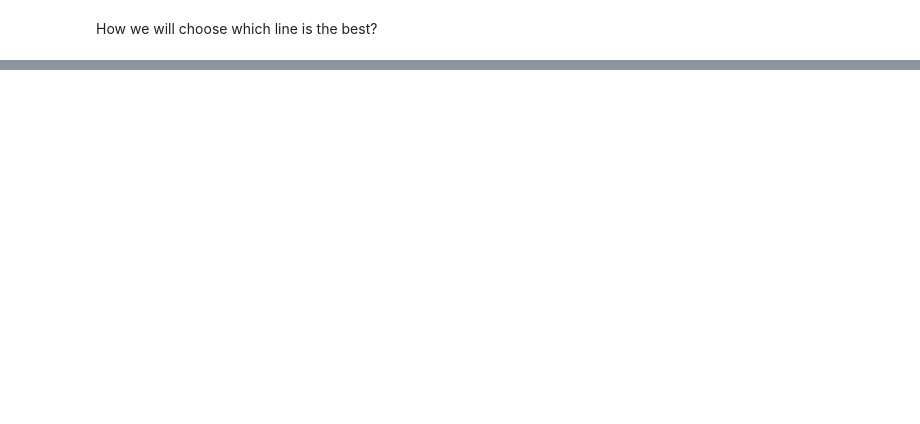
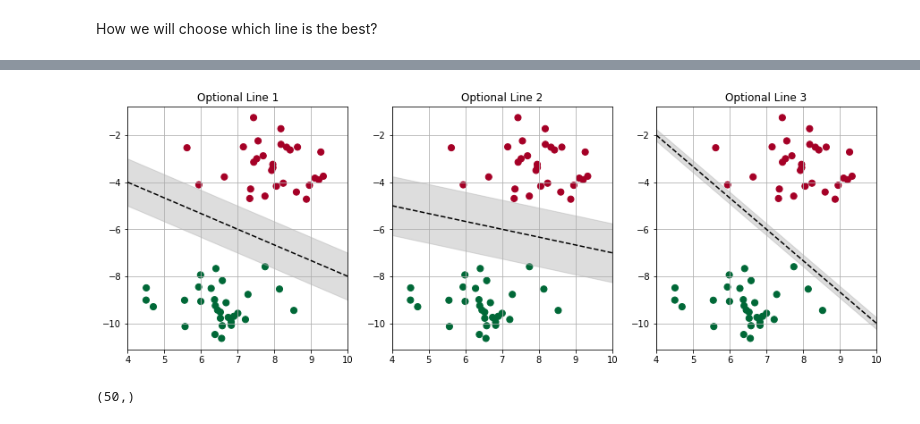
Before and after one commit to eyalhizmi/Machine-learning-methods-for-fMRI-signal-analysis, a Jupyter notebook: tutorials/svm.ipynb, the cells around one changed output, grey strips where cells are left out. Saved outputs shown, nothing was run; the diff lists cells and outputs as text; code cells hidden in the pictures; blank space fills up the shorter version.

```diff
--- a/tutorials/svm.ipynb
+++ b/tutorials/svm.ipynb
@@ -40,0 +49,22 @@ How we will choose which line is the best?
+# %%
+xfit = np.linspace(4, 10)
+fig, ax = plt.subplots(1,3, figsize = (15,5))
+
+for  i , (y_points ,d) in enumerate(zip([(-4, -8) ,(-5, - 7) , (-2, -10 ) ] , [1, 1.25 ,0.25])):
+
+  coefficients = np.polyfit(x_point, y_points, 1)
+  polynomial = np.poly1d(coefficients)
+  y_axis = polynomial(xfit)
+  ax[i].scatter(X[:, 0], X[:, 1], c=y, s=50, cmap='RdYlGn')
+  ax[i].plot(xfit, y_axis, 'k--')
+  ax[i].fill_between(xfit ,y_axis + d ,y_axis - d, edgecolor='none',
+                     color='#AAAAAA', alpha=0.4 )
+  ax[i].grid()
+  ax[i].set_xlim(x_point)
+  ax[i].set_title(f'Optional Line {i+1}')
+# %% [output]
+[figure, added]
+# %%
+y_axis.shape
+# %% [output]
+(50,)
```
Also changed, not shown: parts of 6 cells of this notebook.
